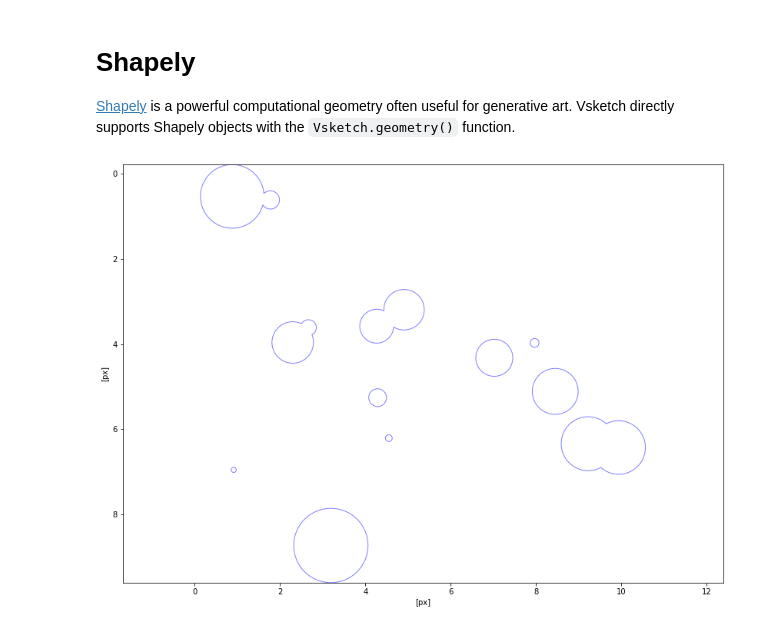
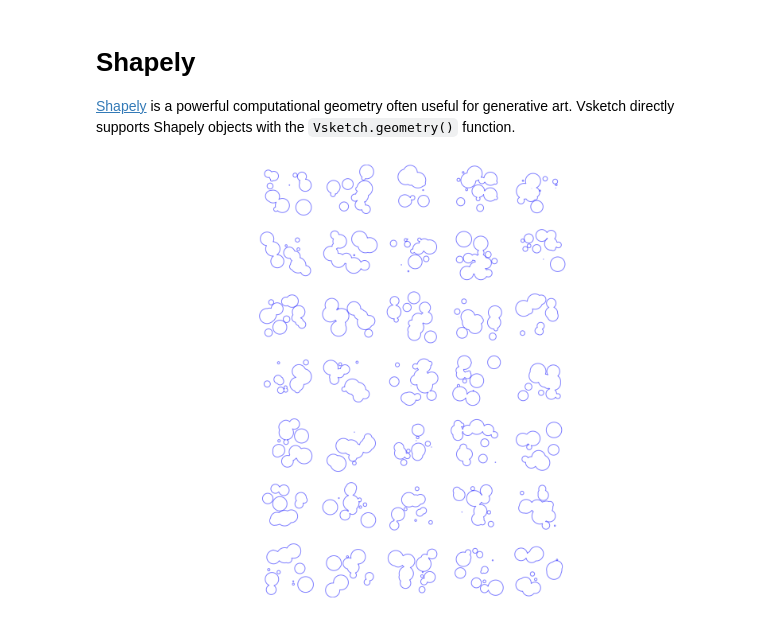
Before and after one commit to abey79/vsketch, a Jupyter notebook: examples/shapely.ipynb, the cells around one changed output. Cells and saved outputs as stored; diff of their text form; code cells hidden in the pictures.

```diff
--- a/examples/shapely.ipynb
+++ b/examples/shapely.ipynb
@@ -15,27 +15,26 @@ from matplotlib import rcParams
 rcParams["figure.figsize"] = (14, 10)
 # %%
 import numpy as np
+from shapely.affinity import translate
 from shapely.geometry import Point
 from shapely.ops import unary_union
 
 import vsketch
 
 vsk = vsketch.Vsketch()
+vsk.scale("4mm")
 
-shape = unary_union([Point(*np.random.random(2) * 5).buffer(np.random.random()) for _ in range(15)])
-vsk.geometry(shape)
+for i in range(5):
+    for j in range(7):
+        shape = unary_union(
+            [
+                Point(*np.random.random(2) * 5).buffer(np.random.random())
+                for _ in range(15)
+            ]
+        )
+        vsk.geometry(translate(shape, i * 8, j * 8))
+
 vsk.plot()
+vsk.write("shapely.svg", "a4")
+# %% [output]
+[figure, added]
-# %%
-import numpy as np
-from shapely.geometry import Point
-from shapely.ops import unary_union
-
-import vsketch
-
-vsk = vsketch.Vsketch()
-
-shape = unary_union([Point(*np.random.random(2) * 5).buffer(np.random.random()) for _ in range(15)])
-vsk.geometry(shape)
-vsk.plot()
-# %% [output]
-[figure, removed]
```
Also changed, not shown: 7 other files.
